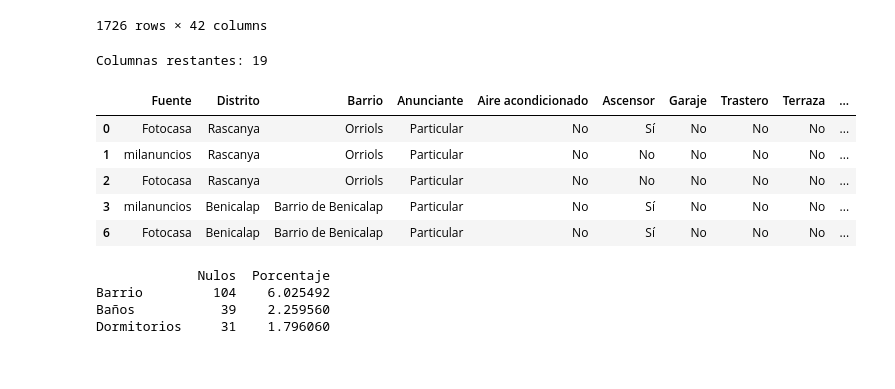
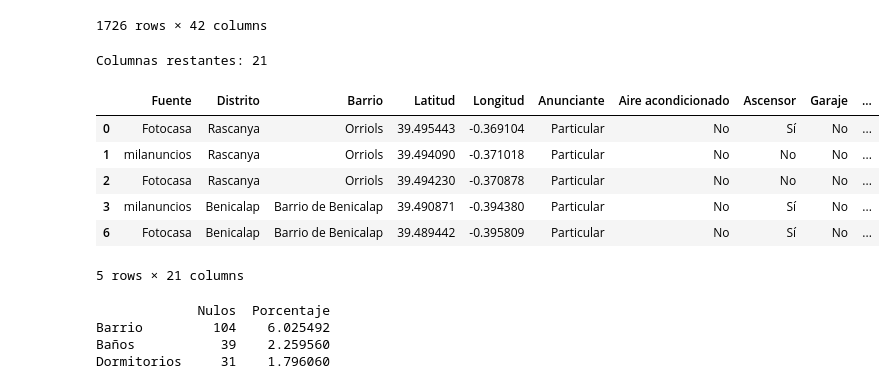
Before and after one commit to Apriroca/ML_Prediccion_Vivienda_Valencia, a Jupyter notebook: main.ipynb, the cells around one changed output. Saved outputs shown, nothing was run; the diff lists cells and outputs as text; code cells hidden in the pictures.

```diff
--- a/main.ipynb
+++ b/main.ipynb
@@ -163,24 +164,25 @@ train_set
 # %%
 # Columnas a eliminar: Tipologia, Titulo, provincia , municipio, C.P, planta, Empresa, imagen, URL, Teléfono, email, posible agencia, comentarios, descartado, Estado, Ranking, Dias
 columnas_a_eliminar=[
     "Tipología", "Título", "Provincia", "Municipio", "C.P.",
     "Planta", "Empresa", "Imagen", "URL", "Teléfono",
-    "Email", "Posible agencia", "Referencia", "Operación", "Latitud", "Longitud", "Fecha de creación",
+    "Email", "Posible agencia", "Referencia", "Operación", "Fecha de creación",
     "Comentarios", "Descartado","Estado", "Ranking", "Días","Conservación"
 ]
 
 train_set = train_set.drop(columns=columnas_a_eliminar)
 
 print(f"Columnas restantes: {len(train_set.columns)}")
 train_set.head()
 # %% [output]
-Columnas restantes: 19
+Columnas restantes: 21
-|  | Fuente | Distrito | Barrio | Anunciante | Aire acondicionado | Ascensor | Garaje | Trastero | Terraza | ... |
-| 0 | Fotocasa | Rascanya | Orriols | Particular | No | Sí | No | No | No | ... |
-| 1 | milanuncios | Rascanya | Orriols | Particular | No | No | No | No | No | ... |
-| 2 | Fotocasa | Rascanya | Orriols | Particular | No | No | No | No | No | ... |
-| 3 | milanuncios | Benicalap | Barrio de Benicalap | Particular | No | Sí | No | No | No | ... |
-| 6 | Fotocasa | Benicalap | Barrio de Benicalap | Particular | No | Sí | No | No | No | ... |
+|  | Fuente | Distrito | Barrio | Latitud | Longitud | Anunciante | Aire acondicionado | Ascensor | Garaje | ... |
+| 0 | Fotocasa | Rascanya | Orriols | 39.495443 | -0.369104 | Particular | No | Sí | No | ... |
+| 1 | milanuncios | Rascanya | Orriols | 39.494090 | -0.371018 | Particular | No | No | No | ... |
+| 2 | Fotocasa | Rascanya | Orriols | 39.494230 | -0.370878 | Particular | No | No | No | ... |
+| 3 | milanuncios | Benicalap | Barrio de Benicalap | 39.490871 | -0.394380 | Particular | No | Sí | No | ... |
+| 6 | Fotocasa | Benicalap | Barrio de Benicalap | 39.489442 | -0.395809 | Particular | No | Sí | No | ... |
+5 rows × 21 columns
 # %%
 nulos = train_set.isnull().sum()
 porcentaje = (nulos / len(train_set)) * 100
```
Also changed, not shown: parts of 20 cells of this notebook.
